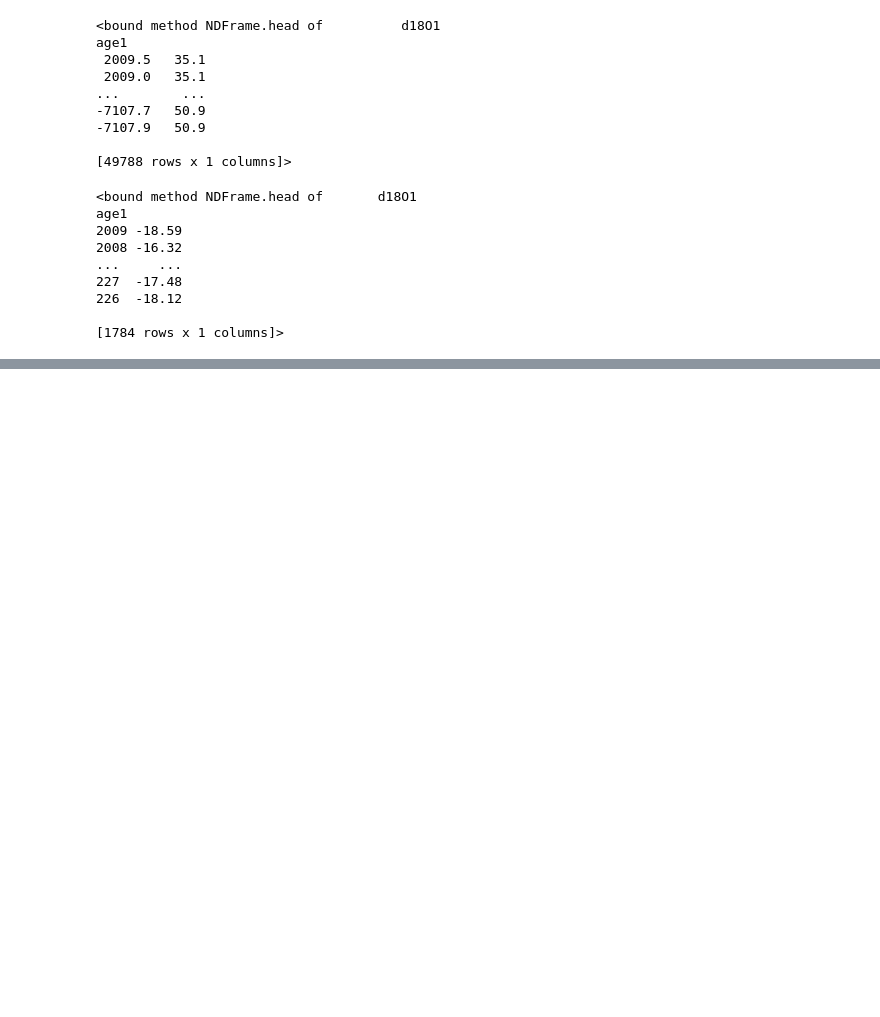
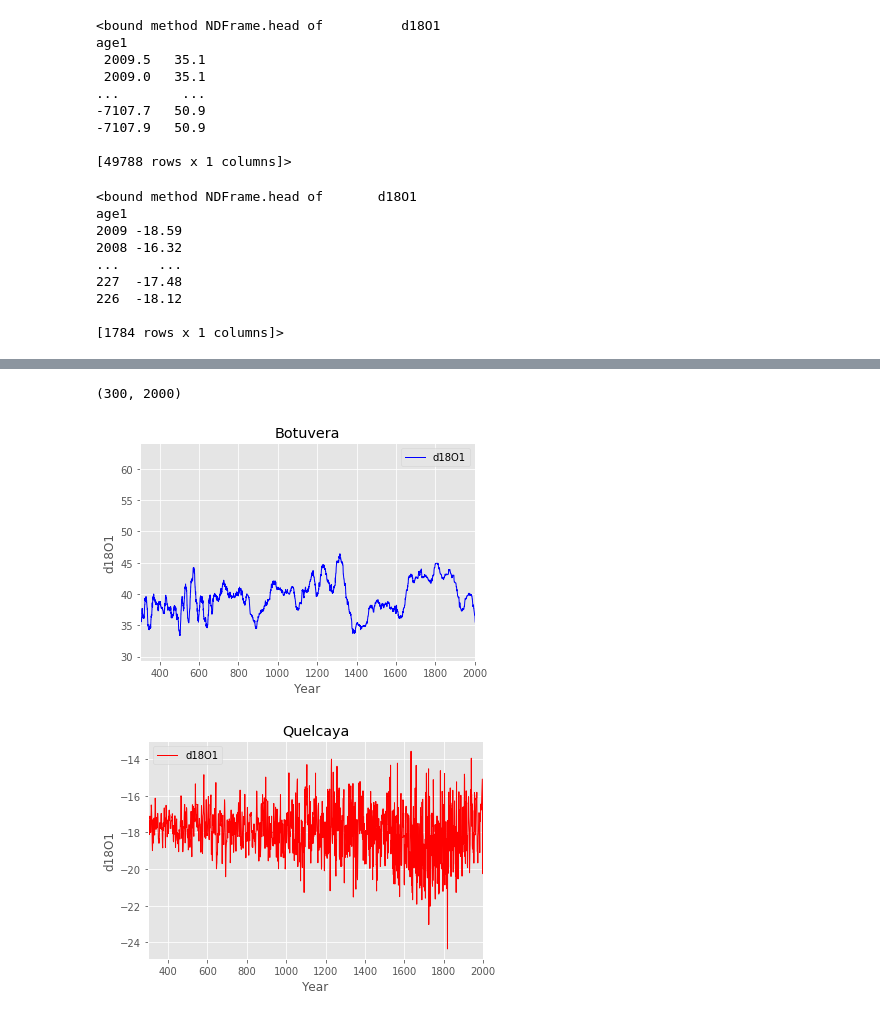
Before and after one commit to maxjel/Proxies, a Jupyter notebook: [CAP394]-dados-Jelena Maksic.ipynb, the cells around one changed output, grey strips where cells are left out. Saved outputs shown, nothing was run; the diff lists cells and outputs as text; code cells hidden in the pictures; blank space fills up the shorter version.

```diff
--- a/[CAP394]-dados-Jelena Maksic.ipynb
+++ b/[CAP394]-dados-Jelena Maksic.ipynb
@@ -28,6 +28,6 @@ Let's take a look at Botuvera cave and Quelcaya cave data set.
 import pandas as pd
 pd.set_option('max_rows', 5)
 # %%
-url = 'https://raw.githubusercontent.com/maxjel/Proxies/master/botuvera.csv'
-df1 = pd.read_csv(url,index_col=0,parse_dates=[0])
+df1 = 'botuvera.csv'
+d1 = pd.read_csv(df1,index_col=0,parse_dates=[0])
 # %%
@@ -43,6 +43,6 @@ age1
 
 [49788 rows x 1 columns]>
 # %%
-url2 = 'https://raw.githubusercontent.com/maxjel/Proxies/master/quelcaya.csv'
-df2 = pd.read_csv(url2,index_col=0,parse_dates=[0])
+df2 = 'quelcaya.csv'
+d2 = pd.read_csv(df2,index_col=0,parse_dates=[0])
 # %%
@@ -63,0 +60,21 @@ age1
+# %%
+import matplotlib.pyplot as plt
+from matplotlib import style
+plt.style.use('ggplot')
+import numpy as np
+# %%
+plot = d1.plot(title='Botuvera', lw=1, color='blue', marker='', markersize=3)
+plot.set_xlabel("Year")
+plot.set_ylabel("d18O1")
+ax=plt.gca()
+ax.set_xlim ([300,2000])
+
+plot = d2.plot(title='Quelcaya', lw=1, color='red', marker='', markersize=3)
+plot.set_xlabel("Year")
+plot.set_ylabel("d18O1")
+ax=plt.gca()
+ax.set_xlim ([300,2000])
+# %% [output]
+(300, 2000)
+[figure, added]
+[figure, added]
```
Also changed, not shown: parts of 3 cells of this notebook.
